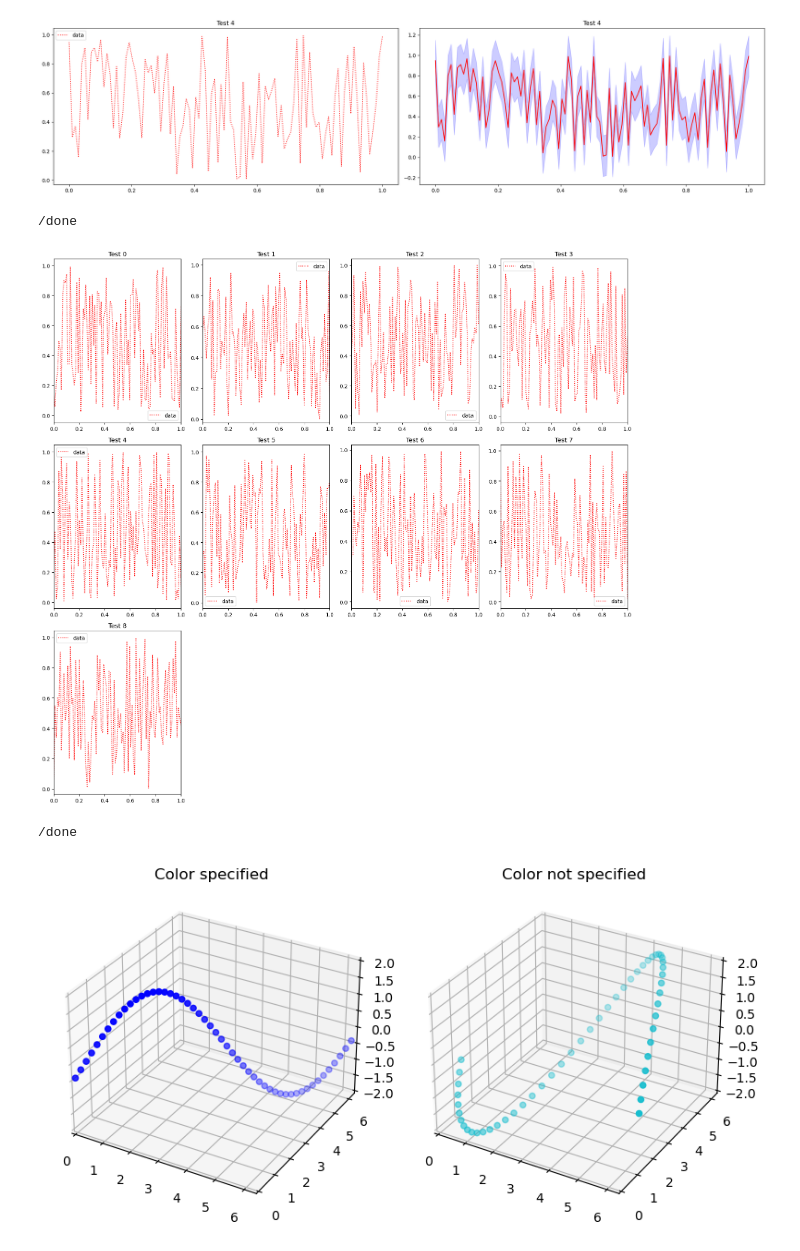
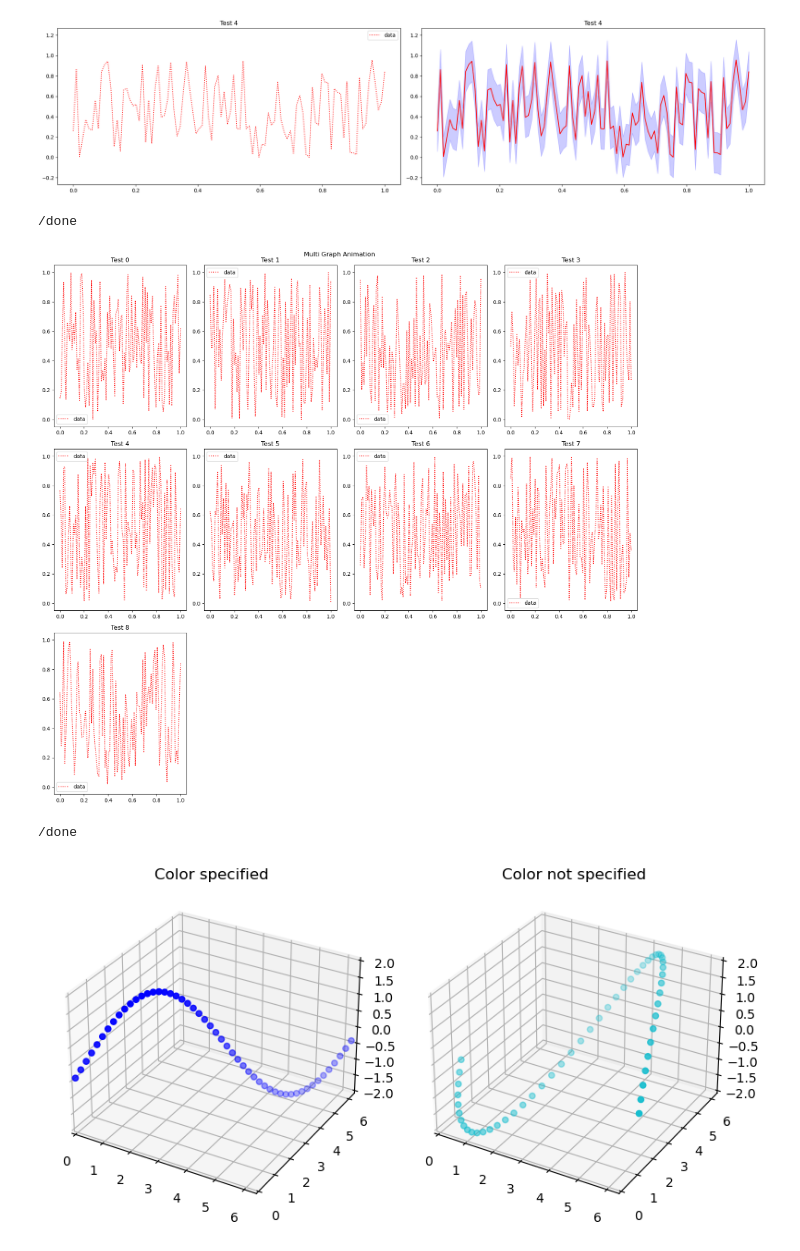
Before and after one commit to hansbuehler/cdxbasics, a Jupyter notebook: cdxbasics/notebooks/DynamicPlot.ipynb, the cells around one changed output. Drawn from its saved outputs; the diff is of its cells as text; code cells hidden in the pictures.

```diff
--- a/cdxbasics/notebooks/DynamicPlot.ipynb
+++ b/cdxbasics/notebooks/DynamicPlot.ipynb
@@ -13,34 +13,35 @@ fig = dynaplot.figure(col_size=10)
 
 ax = fig.add_subplot()
 ax.set_title("Test")
 y = np.random.random(size=(100,))
 l = ax.plot(x,y,":",color="red", label="data")[0]
 ax.legend()
 
 ax2 = fig.add_subplot()
 ax2.set_title("Test Confidence Band")
 l2 = ax2.plot(x,y,"-",color="red", label="data")
 pm = 0.2
 f2 = ax2.fill_between( x, y-pm, y+pm, color="blue", alpha=0.2 )
+ax2.sharey(ax)
 
 fig.render()
 
 import time
 for i in range(5):
     time.sleep(1)
     y = np.random.random(size=(100,))
     ax.set_title("Test %ld" % i)
     l.set_ydata( y )
     ax2.set_title("Test %ld" % i)
     l2[0].set_ydata( y )
     f2.remove()
     f2 = ax2.fill_between( x, y-pm, y+pm, color="blue", alpha=0.2 )
 
     fig.render()
 fig.close()
 print("/done")
 # %% [output]
-[figure, old version]
+[figure, new version]
 /done
 # %%
 %matplotlib inline
@@ -53,18 +54,24 @@ import cdxbasics.dynaplot as dynaplot
 
 x = np.linspace(0,1,100)
 
-fig = dynaplot.figure()
-lines = []
+fig    = dynaplot.figure(title="Multi Graph Animation")
+lines  = []
+ref_ax = None
 for k in range(9):
     if k%4==0:
         fig.next_row()
     ax = fig.add_subplot()
     ax.set_title("Test %ld" % k)
-    ax.set_xlim()
     y = np.random.random(size=(100,1))
     l = ax.plot(x,y,":",color="red", label="data")
     lines.append(l)
     ax.legend()
+
+    if not ref_ax is None:
+        ax.sharey(ref_ax)
+        ax.sharex(ref_ax)
+    else:
+        ref_ax = ax
 
 fig.render()
 
@@ -78,7 +85,7 @@ for i in range(5):
 fig.close()
 print("/done")
 # %% [output]
-[figure, old version]
+[figure, new version]
 /done
 # %%
 %matplotlib inline
```
Also changed, not shown: parts of 1 cell of this notebook, 3 other files.
